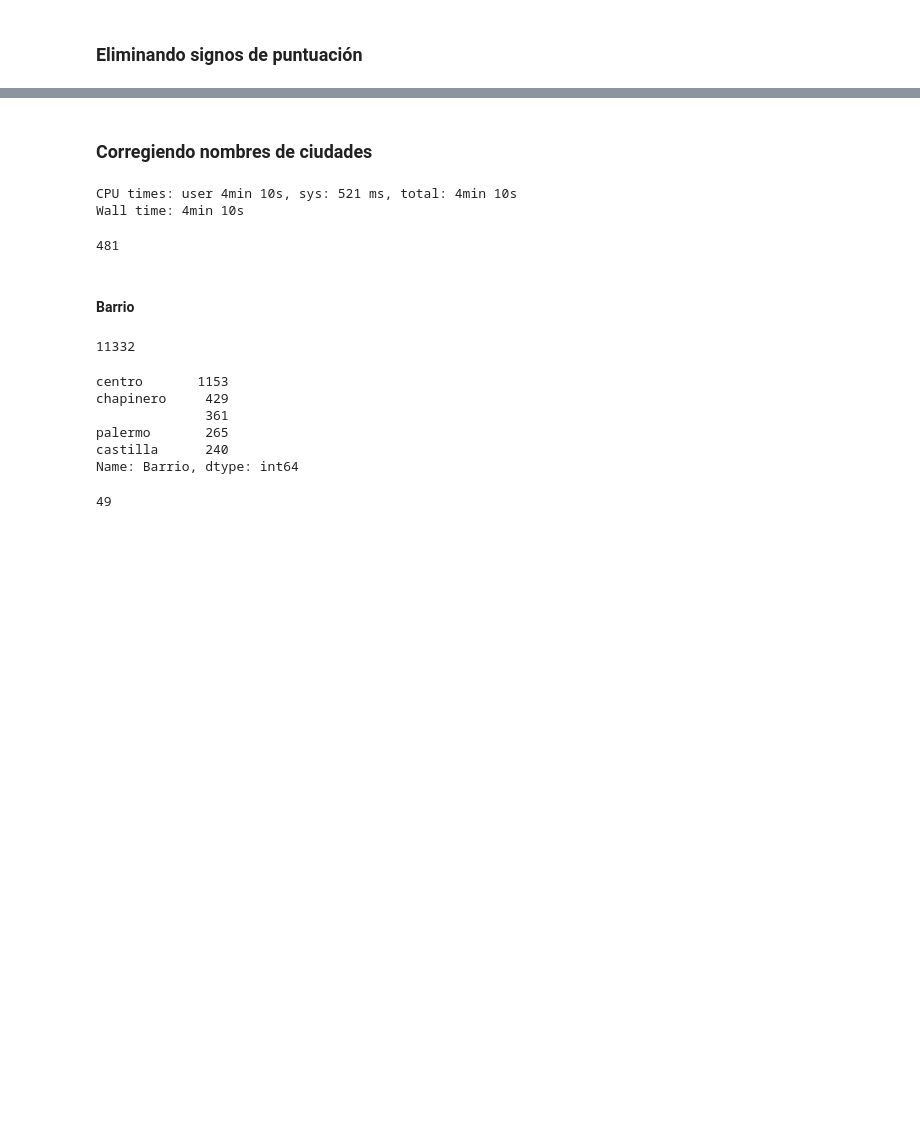
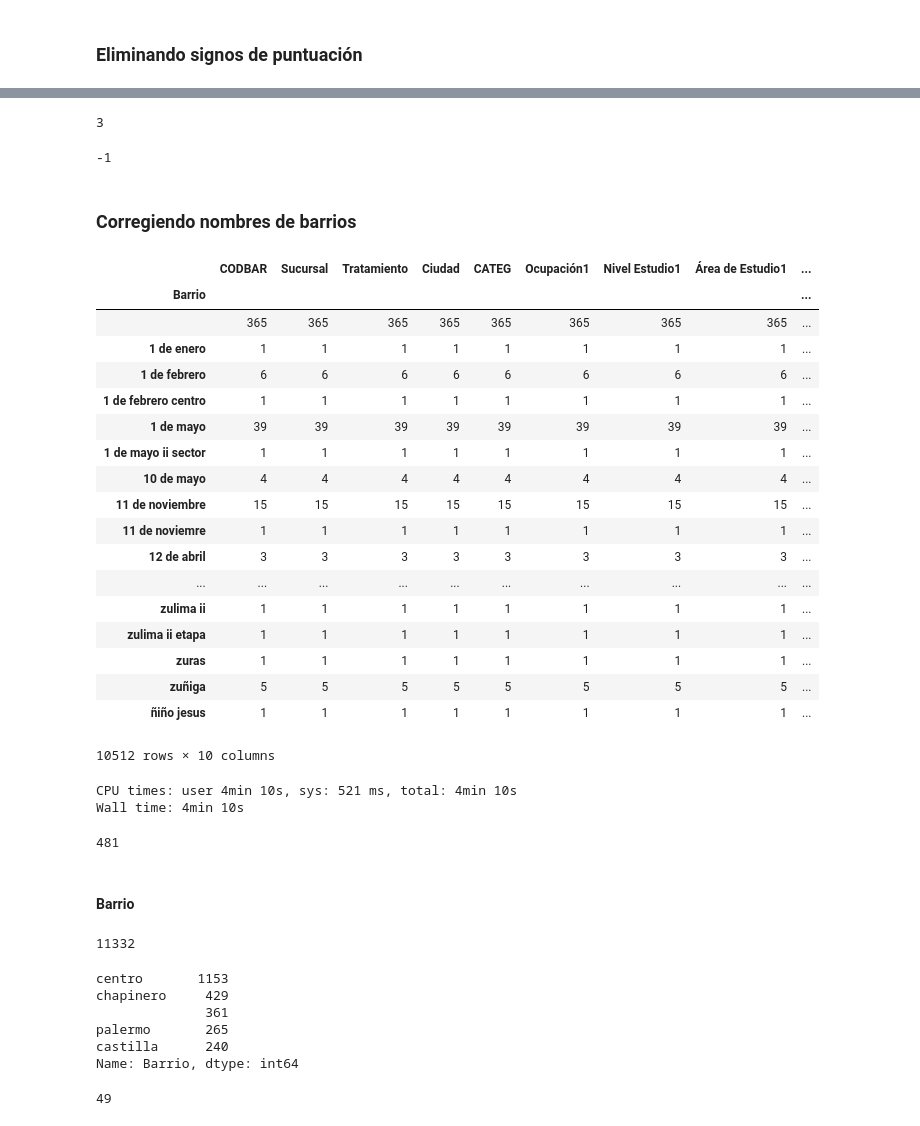
Before and after one commit to mavillard/colombia, a Jupyter notebook: perfiles_2016_3_ciudades_y_barrios.ipynb, the cells around one changed output, grey strips where cells are left out. Drawn from its saved outputs; the diff is of its cells as text; code cells hidden in the pictures; blank space fills up the shorter version.

Commit message:
Ciudades terminadas. Empezando barrios

```diff
--- a/perfiles_2016_3_ciudades_y_barrios.ipynb
+++ b/perfiles_2016_3_ciudades_y_barrios.ipynb
@@ -309,0 +447,25 @@ perfiles_df['Barrio'].nunique()
+# %%
+norm_barrios = {
+    'urb': 'urbanización',
+    'av': 'avenida',
+    'vda': 'vereda',
+    'sta': 'santa',
+    'brr': 'barrio',
+    'br': 'barrio',
+}
+# %%
+%%time
+
+def normalize_barrios(x):
+    r = x['Barrio']
+    rl1 = r.split()
+    rl2 = []
+    for p in rl1:
+        if p not in norm_barrios:
+            rl2.append(p)
+        else:
+            rl2.append(norm_barrios[p])
+    r = ' '.join(rl2)
+    return r
+
+perfiles_df['Barrio'] = perfiles_df.apply(normalize_barrios, axis=1)
@@ -309,0 +489,21 @@ perfiles_df['Barrio'].nunique()
+# %%
+%%time
+
+ciudad_dept_df = ciudades_df.set_index('Ciudad')['Departamento']
+
+def delete_nombre_ciudad_dept(x):
+    b = x['Barrio']
+    c = x['Ciudad']
+    d = ciudad_dept_df.ix[c]['Departamento']
+    r = b
+    if b != d and b.endswith(d) and not b.endswith('de ' + d):
+        r = replace(d, '')
+    if b != c and b.endswith(c) and not b.endswith('de ' + c):
+        r = replace(c, '')
+    return r
+
+perfiles_df['Barrio'] = perfiles_df.apply(delete_nombre_ciudad_dept, axis=1)
+# %%
+'abc123'.find('123')
+# %% [output]
+3
@@ -309,0 +512,4 @@ perfiles_df['Barrio'].nunique()
+# %%
+sss.find('24')
+# %% [output]
+-1
@@ -310,5 +528,27 @@ perfiles_df['Barrio'].nunique()
 # %% [markdown]
-### Corregiendo nombres de ciudades
+### Corregiendo nombres de barrios
+# %%
+perfiles_df.groupby('Barrio').count()
+# %% [output]
+|  | CODBAR | Sucursal | Tratamiento | Ciudad | CATEG | Ocupación1 | Nivel Estudio1 | Área de Estudio1 | ... |
+| Barrio |  |  |  |  |  |  |  |  | ... |
+|  | 365 | 365 | 365 | 365 | 365 | 365 | 365 | 365 | ... |
+| 1 de enero | 1 | 1 | 1 | 1 | 1 | 1 | 1 | 1 | ... |
+| 1 de febrero | 6 | 6 | 6 | 6 | 6 | 6 | 6 | 6 | ... |
+| 1 de febrero centro | 1 | 1 | 1 | 1 | 1 | 1 | 1 | 1 | ... |
+| 1 de mayo | 39 | 39 | 39 | 39 | 39 | 39 | 39 | 39 | ... |
+| 1 de mayo ii sector | 1 | 1 | 1 | 1 | 1 | 1 | 1 | 1 | ... |
+| 10 de mayo | 4 | 4 | 4 | 4 | 4 | 4 | 4 | 4 | ... |
+| 11 de noviembre | 15 | 15 | 15 | 15 | 15 | 15 | 15 | 15 | ... |
+| 11 de noviemre | 1 | 1 | 1 | 1 | 1 | 1 | 1 | 1 | ... |
+| 12 de abril | 3 | 3 | 3 | 3 | 3 | 3 | 3 | 3 | ... |
+| ... | ... | ... | ... | ... | ... | ... | ... | ... | ... |
+| zulima ii | 1 | 1 | 1 | 1 | 1 | 1 | 1 | 1 | ... |
+| zulima ii etapa | 1 | 1 | 1 | 1 | 1 | 1 | 1 | 1 | ... |
+| zuras | 1 | 1 | 1 | 1 | 1 | 1 | 1 | 1 | ... |
+| zuñiga | 5 | 5 | 5 | 5 | 5 | 5 | 5 | 5 | ... |
+| ñiño jesus | 1 | 1 | 1 | 1 | 1 | 1 | 1 | 1 | ... |
+10512 rows × 10 columns
 # %%
 ciudades_counter = Counter(dict((x['Ciudad'], x['Población']) for i, x in ciudades_df.iterrows()))
 # %%
```
Also changed, not shown: parts of 41 cells of this notebook, 1 other file.
